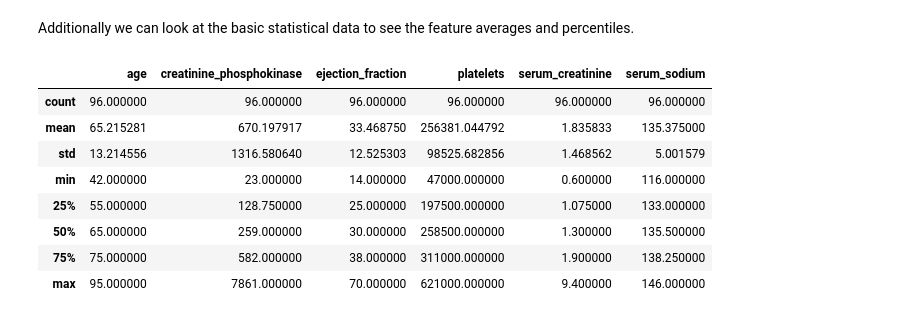
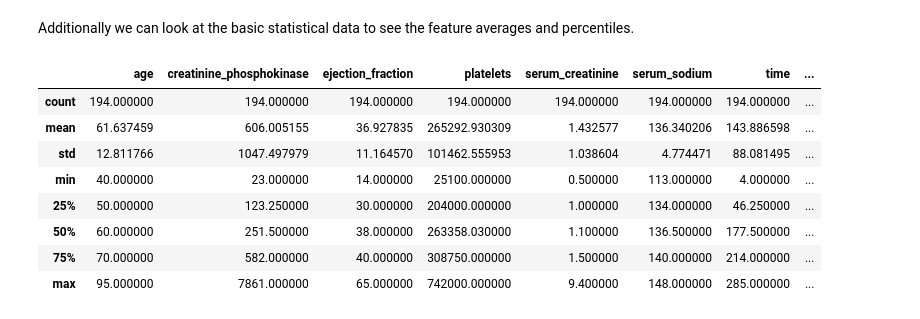
Before and after one commit to mjpitts/ecs171_group_17, a Jupyter notebook: project.ipynb, the cells around one changed output. Drawn from its saved outputs; the diff is of its cells as text; code cells hidden in the pictures.

```diff
--- a/project.ipynb
+++ b/project.ipynb
@@ -81,33 +81,21 @@ Here is the list of each feature and thier corrisponding units/definition:
 We will now begin analyzing the relationship between variables, to being with this we will create a heat map and pairplot for the dataset's features. BEcause our goal is to classify people into risk catagories we have to add 4 new columns, hig, medium, low, and risk. High, Medium, and Low will be one hot encoddings used for training models, whereas risk will be a catigorical column used in the pair plot of exporitory data analysis. Lastly we will drop Death_event, and time because they will become baked into our data.
 # %%
 def label_high(row):
-    if row['time'] <= 50 and row["DEATH_EVENT"] == 1:
+    if row['time'] <= 140 and row["DEATH_EVENT"] == 1:
         return 1
-    return 0
-def label_medium(row):
-    if row['time'] > 50 and row['time'] <= 100 and row["DEATH_EVENT"] == 1:
-        return 1
-    return 0
-def label_low(row):
-    if row['time'] > 100 and row["DEATH_EVENT"] == 1:
-        return 1
-    return 0
-def risk(row):
-    if row['high'] == 1 :
-        return 1
-    elif row['medium'] == 1:
-        return 2
-    else:
-        return 3
+    elif row['time'] > 140 and row['DEATH_EVENT'] == 1:
+        return -1
+    elif row['time'] <= 140 and row['DEATH_EVENT'] == 0:
+        return -1
+    elif row['time'] > 140 and row['DEATH_EVENT'] == 0:
+        return 0
+
 
 df['high'] =  df.apply(lambda row: label_high(row), axis=1)
-df['medium'] = df.apply(lambda row: label_medium(row), axis=1)
-df['low'] = df.apply(lambda row: label_low(row), axis=1)
-#df['good'] = df.apply(lambda row: good_set(row), axis=1)
 
-df_drop = df[(df.high == 0) & (df.medium == 0) & (df.low == 0)]
+df_drop = df[(df.high == -1)]
 df.drop(index=df_drop.index, inplace=True,axis=1)
-df['risk'] = df.apply(lambda row: risk(row), axis=1)
 df.shape
 
-df = df.drop(['DEATH_EVENT', 'time'], axis=1)
+df = df.drop(['DEATH_EVENT'], axis=1)
+df.shape
@@ -123,7 +113,7 @@ We will drop all binary columns for this analysis and set hue = to sex inorder t
 
 Note that time was also dropped, this is because time represents the time until next hospital vist and we felt it was not pertinent to this pairplot.
 # %%
-non_bool = df.drop(['diabetes', 'anaemia', 'high_blood_pressure', 'smoking', 'high', 'low', 'medium'], axis=1)
+non_bool = df.drop(['diabetes', 'anaemia', 'high_blood_pressure', 'smoking'], axis=1)
 
 sns.pairplot(non_bool, hue='sex')
 # %% [output]
@@ -139,15 +129,15 @@ sns.pairplot(non_bool, hue='risk', palette=["C0", "C1", "C2"])
 # %% [markdown]
 Additionally we can look at the basic statistical data to see the feature averages and percentiles.
 # %%
-non_bool = non_bool.drop(['risk','sex'], axis=1)
+non_bool = non_bool.drop(['sex'], axis=1)
 non_bool.describe()
 # %% [output]
-|  | age | creatinine_phosphokinase | ejection_fraction | platelets | serum_creatinine | serum_sodium |
-| count | 96.000000 | 96.000000 | 96.000000 | 96.000000 | 96.000000 | 96.000000 |
-| mean | 65.215281 | 670.197917 | 33.468750 | 256381.044792 | 1.835833 | 135.375000 |
-| std | 13.214556 | 1316.580640 | 12.525303 | 98525.682856 | 1.468562 | 5.001579 |
-| min | 42.000000 | 23.000000 | 14.000000 | 47000.000000 | 0.600000 | 116.000000 |
-| 25% | 55.000000 | 128.750000 | 25.000000 | 197500.000000 | 1.075000 | 133.000000 |
-| 50% | 65.000000 | 259.000000 | 30.000000 | 258500.000000 | 1.300000 | 135.500000 |
-| 75% | 75.000000 | 582.000000 | 38.000000 | 311000.000000 | 1.900000 | 138.250000 |
-| max | 95.000000 | 7861.000000 | 70.000000 | 621000.000000 | 9.400000 | 146.000000 |
+|  | age | creatinine_phosphokinase | ejection_fraction | platelets | serum_creatinine | serum_sodium | time | ... |
+| count | 194.000000 | 194.000000 | 194.000000 | 194.000000 | 194.000000 | 194.000000 | 194.000000 | ... |
+| mean | 61.637459 | 606.005155 | 36.927835 | 265292.930309 | 1.432577 | 136.340206 | 143.886598 | ... |
+| std | 12.811766 | 1047.497979 | 11.164570 | 101462.555953 | 1.038604 | 4.774471 | 88.081495 | ... |
+| min | 40.000000 | 23.000000 | 14.000000 | 25100.000000 | 0.500000 | 113.000000 | 4.000000 | ... |
+| 25% | 50.000000 | 123.250000 | 30.000000 | 204000.000000 | 1.000000 | 134.000000 | 46.250000 | ... |
+| 50% | 60.000000 | 251.500000 | 38.000000 | 263358.030000 | 1.100000 | 136.500000 | 177.500000 | ... |
+| 75% | 70.000000 | 582.000000 | 40.000000 | 308750.000000 | 1.500000 | 140.000000 | 214.000000 | ... |
+| max | 95.000000 | 7861.000000 | 65.000000 | 742000.000000 | 9.400000 | 148.000000 | 285.000000 | ... |
```
Also changed, not shown: parts of 10 cells of this notebook.
